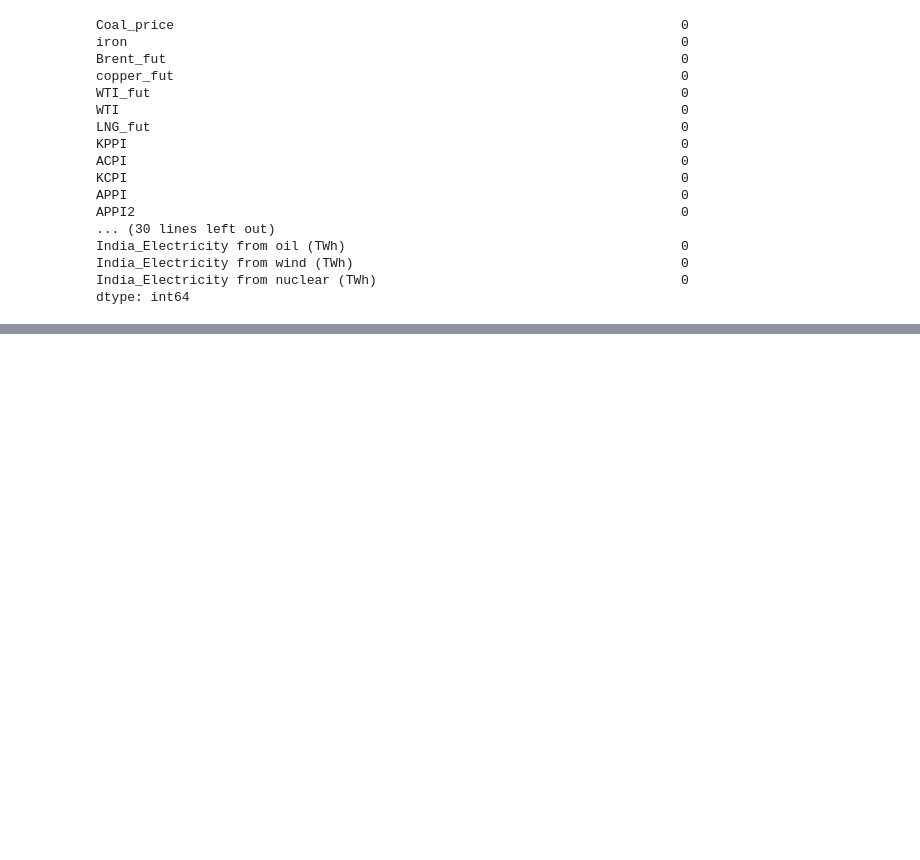
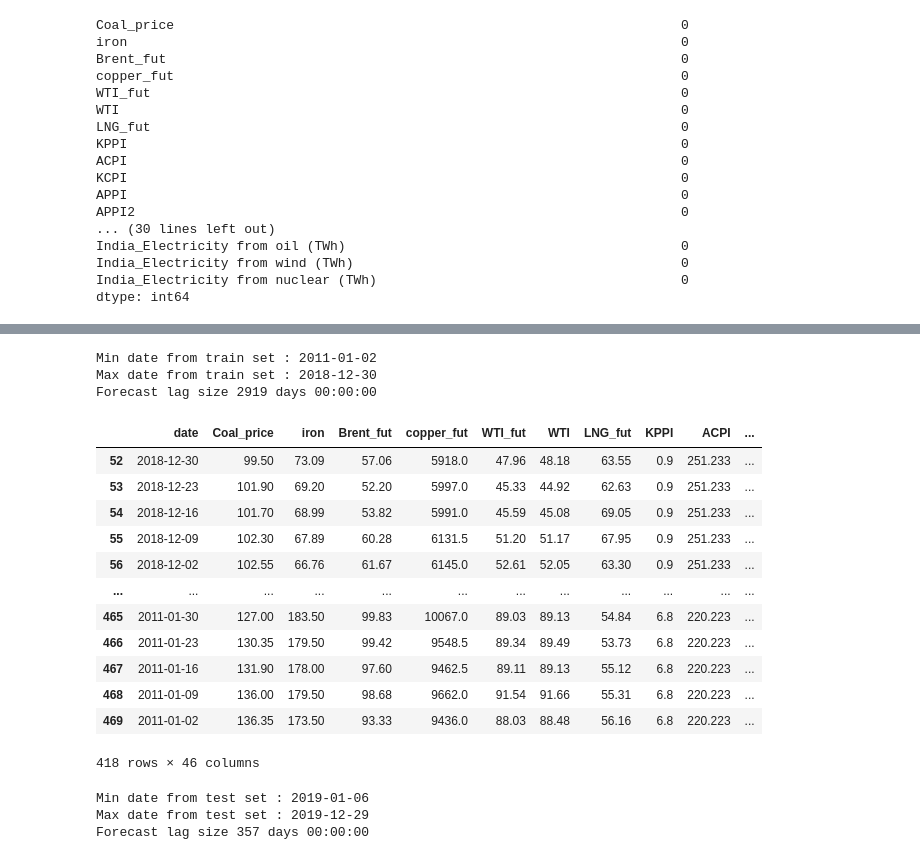
Before and after one commit to DoSungjin/black_coal_price, a Jupyter notebook: blackcoal_combine.ipynb, the cells around one changed output, grey strips where cells are left out. Saved outputs shown, nothing was run; the diff lists cells and outputs as text; code cells hidden in the pictures; blank space fills up the shorter version.

```diff
--- a/blackcoal_combine.ipynb
+++ b/blackcoal_combine.ipynb
@@ -596,0 +687,3 @@ dtype: int64
+# %%
+df_f['date'] = pd.to_datetime(df_f['date'])
+df_f['date']
@@ -596,0 +711,36 @@ dtype: int64
+# %%
+train = df_f[(df_f['date'] < '2019-01-01')]
+lag_size = (train['date'].max() - train['date'].min())
+print('Min date from train set : %s' % train['date'].min().date())
+print('Max date from train set : %s' % train['date'].max().date())
+print('Forecast lag size', lag_size)
+# %% [output]
+Min date from train set : 2011-01-02
+Max date from train set : 2018-12-30
+Forecast lag size 2919 days 00:00:00
+# %%
+train
+# %% [output]
+|  | date | Coal_price | iron | Brent_fut | copper_fut | WTI_fut | WTI | LNG_fut | KPPI | ACPI | ... |
+| 52 | 2018-12-30 | 99.50 | 73.09 | 57.06 | 5918.0 | 47.96 | 48.18 | 63.55 | 0.9 | 251.233 | ... |
+| 53 | 2018-12-23 | 101.90 | 69.20 | 52.20 | 5997.0 | 45.33 | 44.92 | 62.63 | 0.9 | 251.233 | ... |
+| 54 | 2018-12-16 | 101.70 | 68.99 | 53.82 | 5991.0 | 45.59 | 45.08 | 69.05 | 0.9 | 251.233 | ... |
+| 55 | 2018-12-09 | 102.30 | 67.89 | 60.28 | 6131.5 | 51.20 | 51.17 | 67.95 | 0.9 | 251.233 | ... |
+| 56 | 2018-12-02 | 102.55 | 66.76 | 61.67 | 6145.0 | 52.61 | 52.05 | 63.30 | 0.9 | 251.233 | ... |
+| ... | ... | ... | ... | ... | ... | ... | ... | ... | ... | ... | ... |
+| 465 | 2011-01-30 | 127.00 | 183.50 | 99.83 | 10067.0 | 89.03 | 89.13 | 54.84 | 6.8 | 220.223 | ... |
+| 466 | 2011-01-23 | 130.35 | 179.50 | 99.42 | 9548.5 | 89.34 | 89.49 | 53.73 | 6.8 | 220.223 | ... |
+| 467 | 2011-01-16 | 131.90 | 178.00 | 97.60 | 9462.5 | 89.11 | 89.13 | 55.12 | 6.8 | 220.223 | ... |
+| 468 | 2011-01-09 | 136.00 | 179.50 | 98.68 | 9662.0 | 91.54 | 91.66 | 55.31 | 6.8 | 220.223 | ... |
+| 469 | 2011-01-02 | 136.35 | 173.50 | 93.33 | 9436.0 | 88.03 | 88.48 | 56.16 | 6.8 | 220.223 | ... |
+418 rows × 46 columns
+# %%
+test = df_f[(df_f['date'] >= '2019-01-01')]
+lag_size = (test['date'].max() - test['date'].min())
+print('Min date from test set : %s' % test['date'].min().date())
+print('Max date from test set : %s' % test['date'].max().date())
+print('Forecast lag size', lag_size)
+# %% [output]
+Min date from test set : 2019-01-06
+Max date from test set : 2019-12-29
+Forecast lag size 357 days 00:00:00
```
Also changed, not shown: parts of 17 cells of this notebook.
